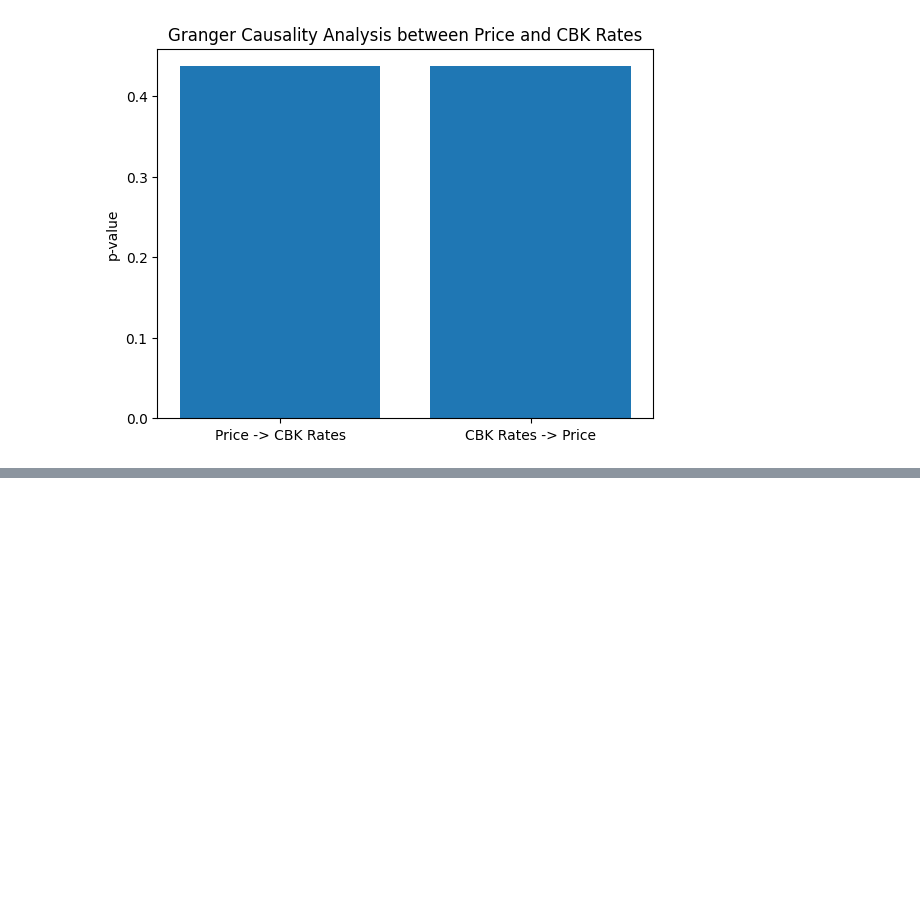
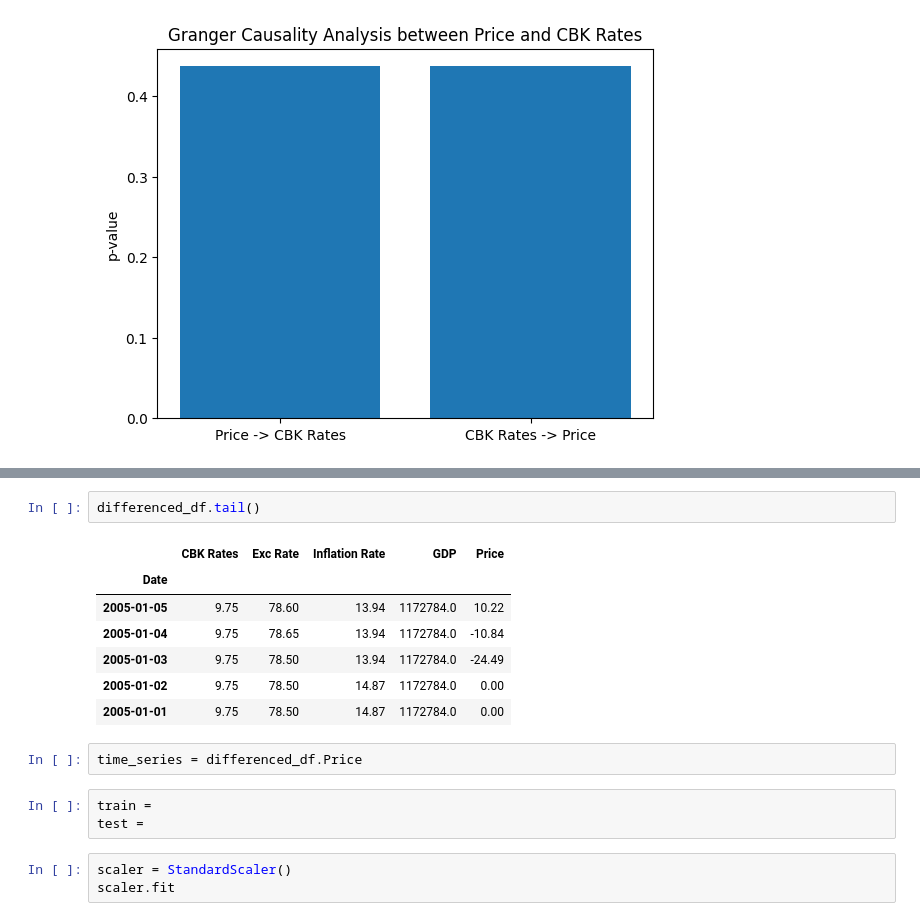
Before and after one commit to CatherineChelagat/Predictive-Time-Series-Model-Case-Study-NSE-Kenya-20-Share-Index, a Jupyter notebook: Predictive Time Series Model.ipynb, the cells around one changed output, grey strips where cells are left out. Saved outputs shown, nothing was run; the diff lists cells and outputs as text; blank space fills up the shorter version.

```diff
--- a/Predictive Time Series Model.ipynb
+++ b/Predictive Time Series Model.ipynb
@@ -822,0 +876,18 @@ plt.show()
+# %%
+differenced_df.tail()
+# %% [output]
+|  | CBK Rates | Exc Rate | Inflation Rate | GDP | Price |
+| Date |  |  |  |  |  |
+| 2005-01-05 | 9.75 | 78.60 | 13.94 | 1172784.0 | 10.22 |
+| 2005-01-04 | 9.75 | 78.65 | 13.94 | 1172784.0 | -10.84 |
+| 2005-01-03 | 9.75 | 78.50 | 13.94 | 1172784.0 | -24.49 |
+| 2005-01-02 | 9.75 | 78.50 | 14.87 | 1172784.0 | 0.00 |
+| 2005-01-01 | 9.75 | 78.50 | 14.87 | 1172784.0 | 0.00 |
+# %%
+time_series = differenced_df.Price
+# %%
+train =
+test =
+# %%
+scaler = StandardScaler()
+scaler.fit
```
Also changed, not shown: parts of 15 cells of this notebook.
